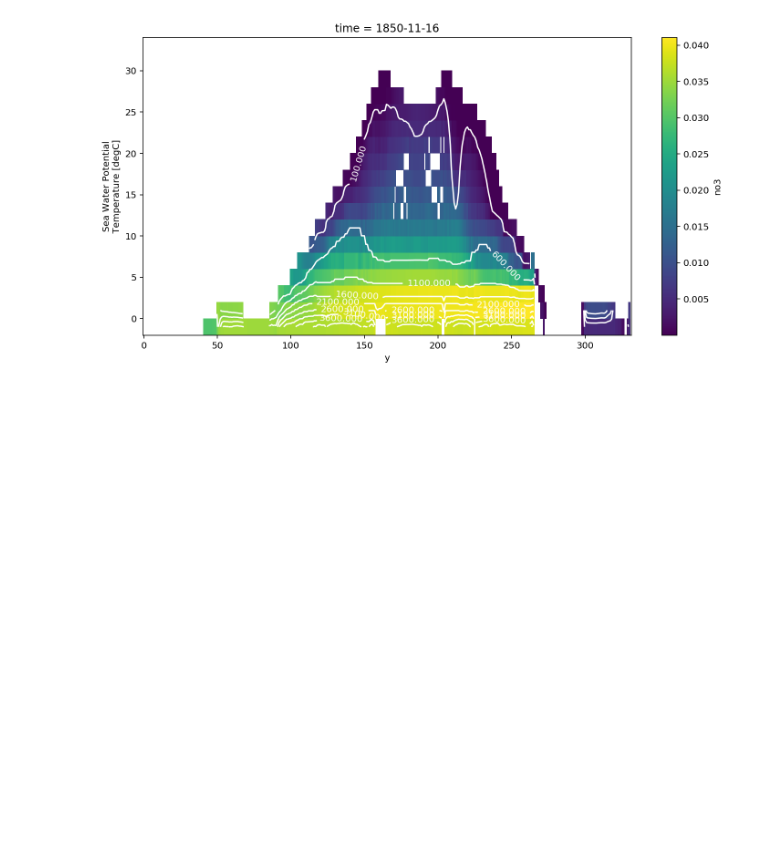
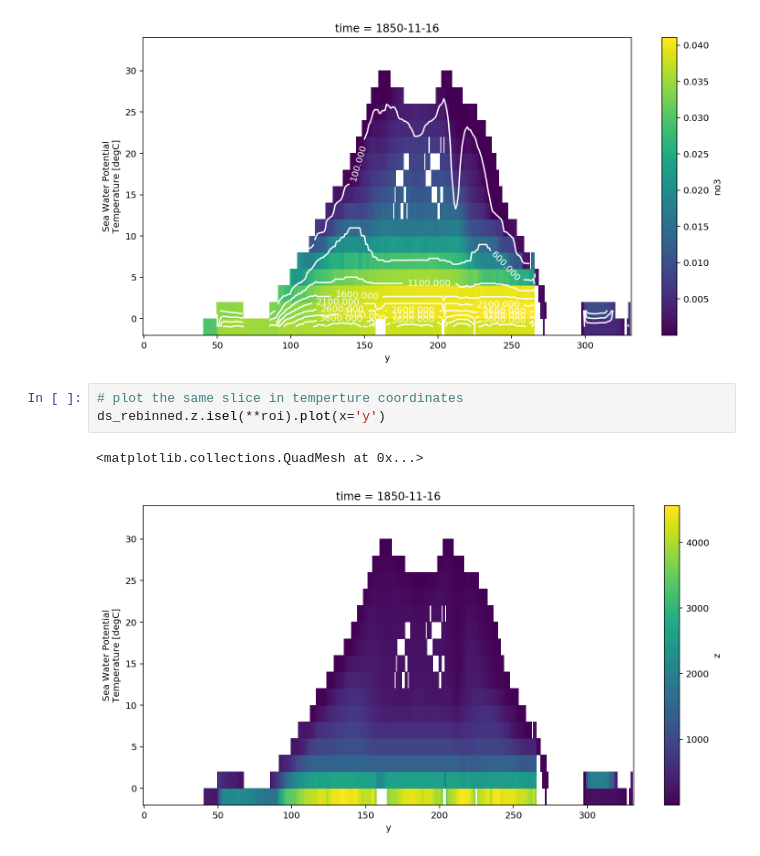
Before and after one commit to jbusecke/cmip6-hackathon-demos, a Jupyter notebook: notebooks/vertical_rebinning_demo.ipynb, the cells around one changed output. Drawn from its saved outputs; the diff is of its cells as text; blank space fills up the shorter version.

```diff
--- a/notebooks/vertical_rebinning_demo.ipynb
+++ b/notebooks/vertical_rebinning_demo.ipynb
@@ -154,3 +154,9 @@ plt.clabel(ch)
 # %% [output]
 <a list of 15 text.Text objects>
 [figure]
+# %%
+# plot the same slice in temperture coordinates
+ds_rebinned.z.isel(**roi).plot(x='y')
+# %% [output]
+<matplotlib.collections.QuadMesh at 0x...>
+[figure, added]
```
Also changed, not shown: parts of 5 cells of this notebook.
